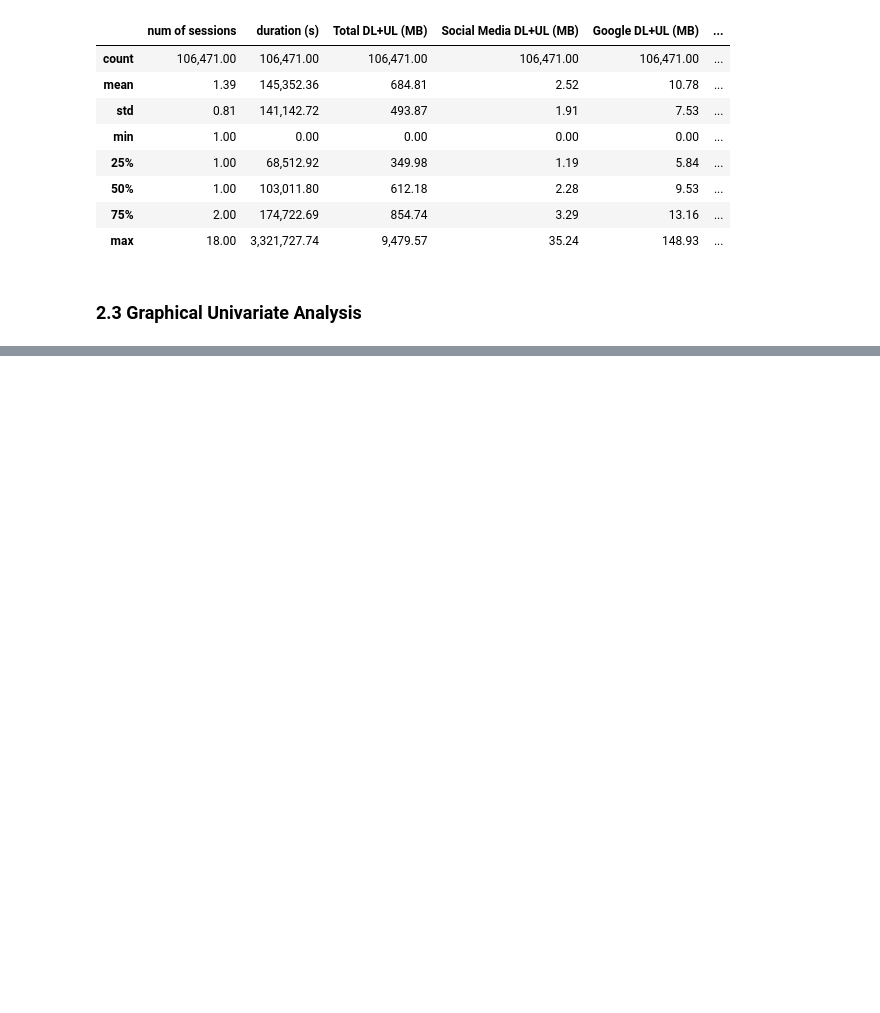
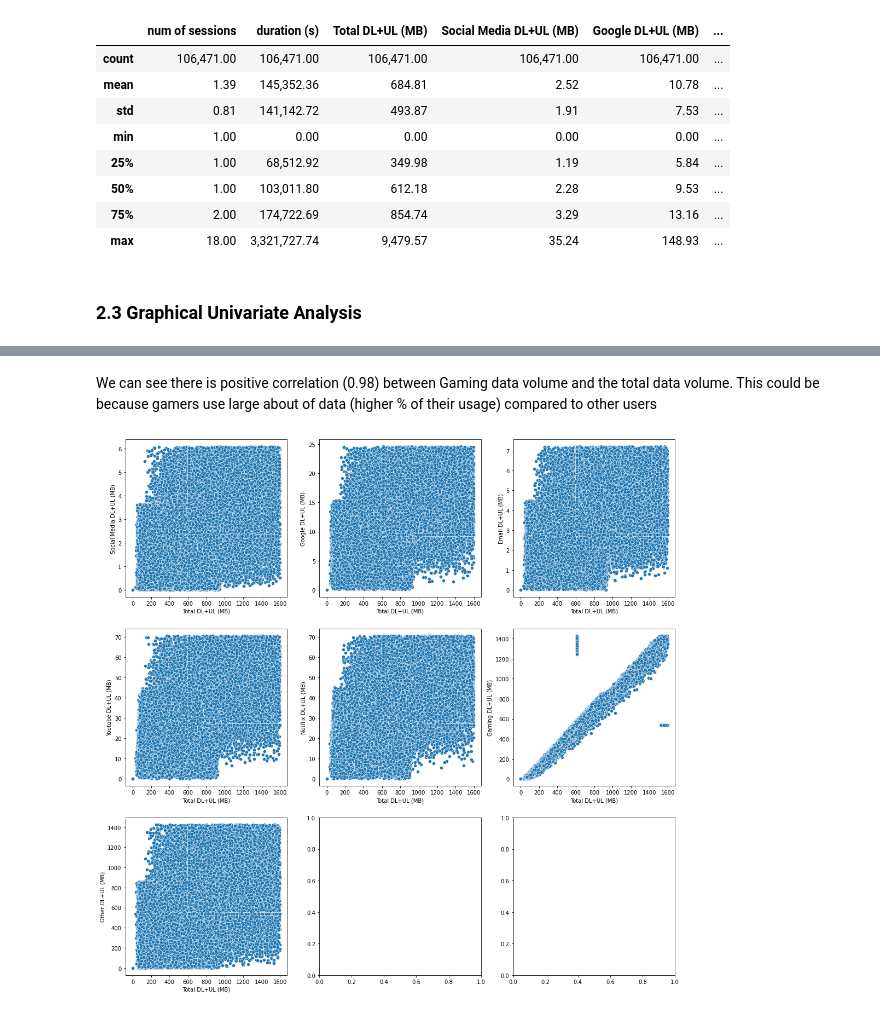
Before and after one commit to emtinanseo/10academy_week1_challenge, a Jupyter notebook: notebooks/user_overview_analysis.ipynb, the cells around one changed output, grey strips where cells are left out. Drawn from its saved outputs; the diff is of its cells as text; code cells hidden in the pictures; blank space fills up the shorter version.

```diff
--- a/notebooks/user_overview_analysis.ipynb
+++ b/notebooks/user_overview_analysis.ipynb
@@ -348 +413,19 @@ user.describe()
+# %% [markdown]
+We can see there is positive correlation (0.98) between Gaming data volume and the total data volume.
+This could be because gamers use large about of data (higher % of their usage) compared to other users
+# %%
+# we can see the correlation in scattering plots. Note that in Gaming vs Total data the points are accumulated around a line.
+
+app_cols = ['Social Media DL+UL (MB)', 'Google DL+UL (MB)', 'Email DL+UL (MB)', 'Youtube DL+UL (MB)',
+            'Netflix DL+UL (MB)', 'Gaming DL+UL (MB)','Other DL+UL (MB)']
+
+_, axes= plt.subplots(3,3, figsize=(18,18))
+
+for i,col in enumerate(app_cols):
+    sns.scatterplot(ax= axes[i//3,i%3] ,data = user, x= 'Total DL+UL (MB)', y= col)
+
+plt.savefig("../data/correlation_scattering.jpg")
+plt.show()
+# %% [output]
+[figure, added]
 # %%
```
Also changed, not shown: parts of 17 cells of this notebook, 1 other file.
